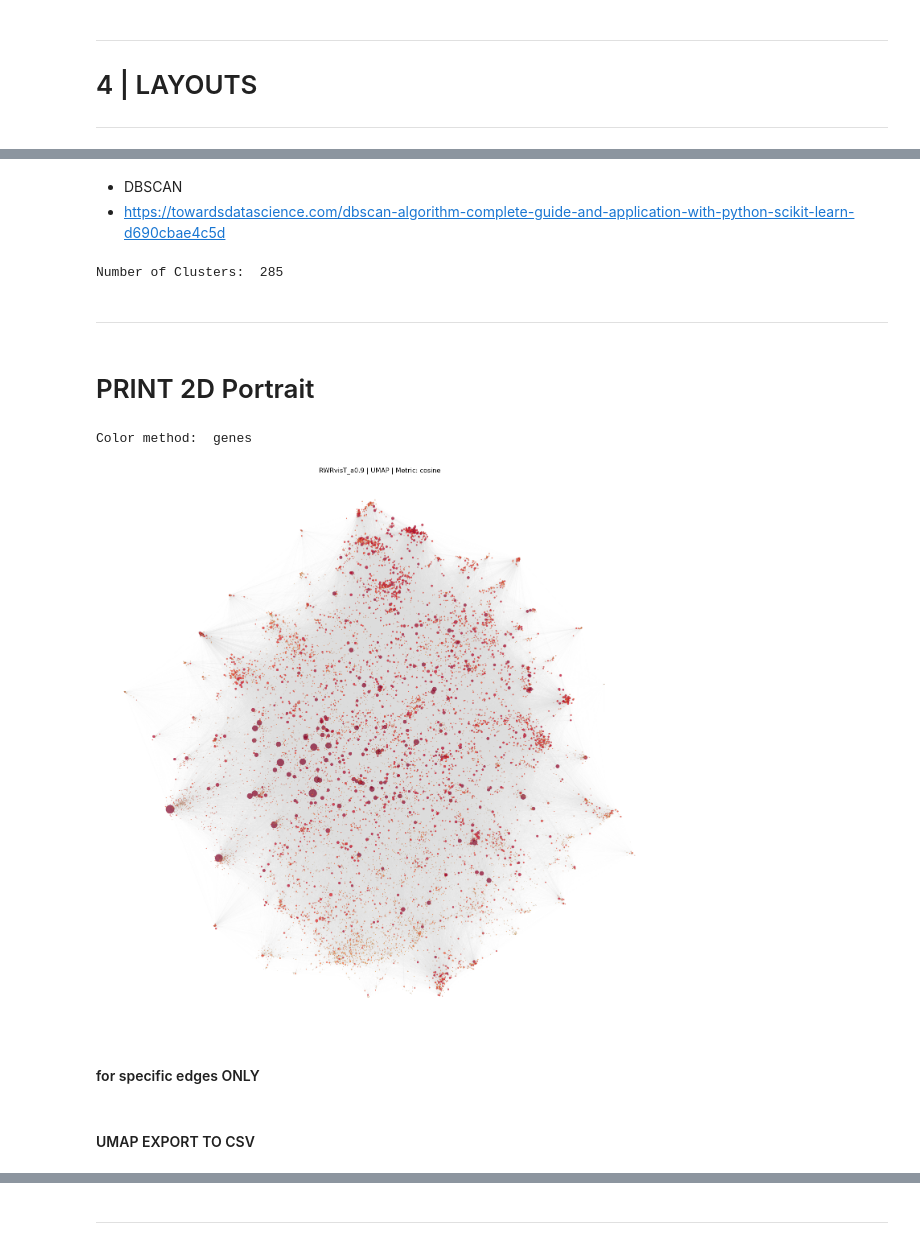
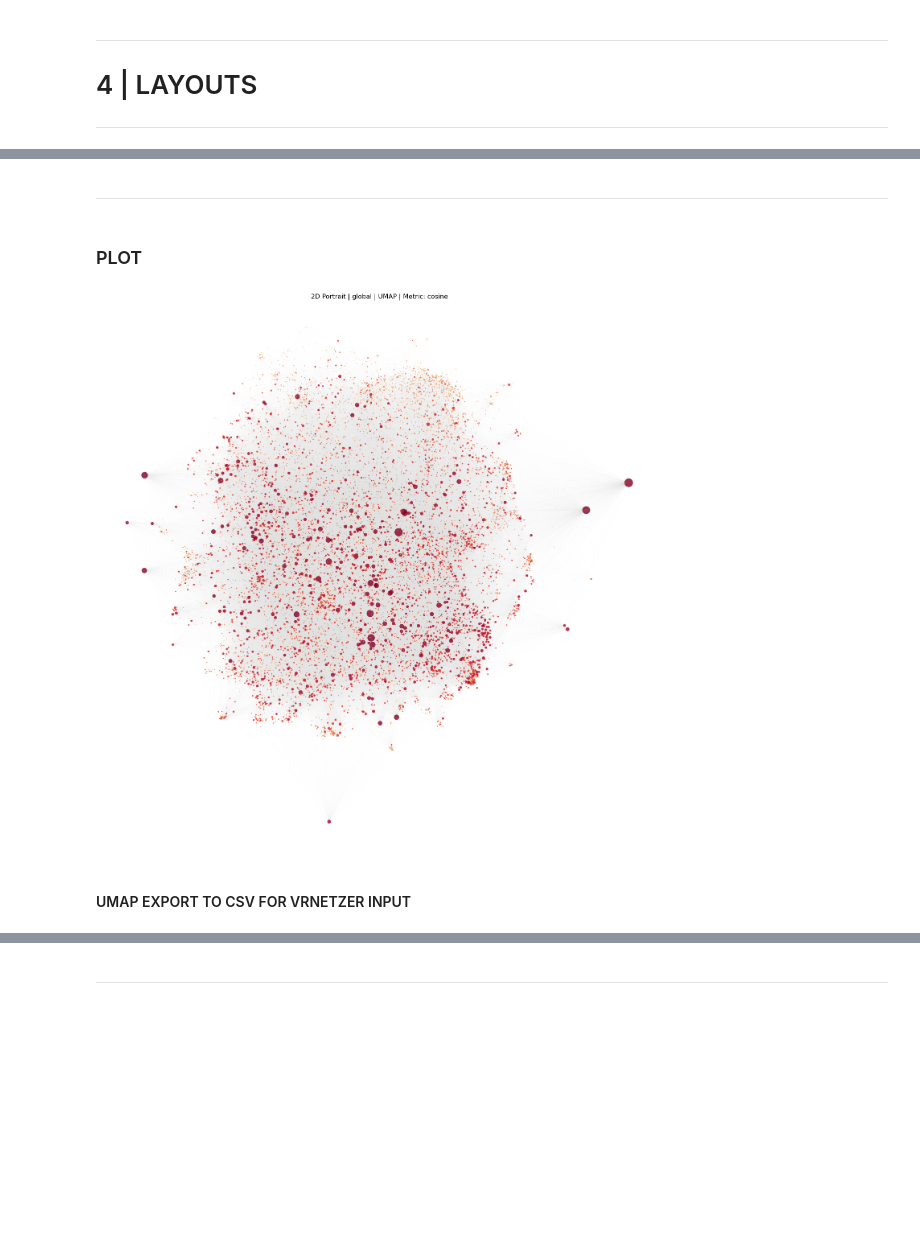
Before and after one commit to menchelab/CartoGRAPHs, a Jupyter notebook: cartographs_main.ipynb, the cells around one changed output, grey strips where cells are left out. Drawn from its saved outputs; the diff is of its cells as text; code cells hidden in the pictures; blank space fills up the shorter version.

```diff
--- a/cartographs_main.ipynb
+++ b/cartographs_main.ipynb
@@ -825,5 +463,8 @@ ___
 # %%
 %%time
+
+# Specifying dim. red. method for file name
+dimred = 'umap'
 
 n_neighbors = 20 # balance between local and global structure in the data
 spread = 1.0
@@ -845,4 +479,0 @@ Wall time: 1min 35s
-# %%
-n_clus_spectral = 30
-color_method = 'spectral'+str(n_clus_spectral)
-colours = list(colours_spectralclustering(G, posG_umap, n_clus=n_clus_spectral, n_comp=10, pal='gist_rainbow').values())
@@ -851,53 +480,47 @@ colours = list(colours_spectralclustering(G, posG_umap, n_clus=n_clus_spectral,
-# %%
-n_clus_kmeans = 200
-color_method = 'kmeans'+str(n_clus_kmeans)
-
-kmeans_, centrs = kmeansclustering(posG_complete_umap_norm, n_clus_kmeans)
-colours = list(colours_kmeansclustering(G, DM, kmeans_, pal='Set1').values())
-# %% [markdown]
-+ DBSCAN
-+ https://towardsdatascience.com/dbscan-algorithm-complete-guide-and-application-with-python-scikit-learn-d690cbae4c5d
-# %%
-color_method = 'dbscan'
-epsi = 1 # eps = Density at a point P: Number of points within a circle of Radius Eps (ϵ) from point P
-min_sam = 2 # MinPts = Dense Region: For each point in the cluster, the circle with radius ϵ contains at least minimum number of points (MinPts)
-colours = list(colours_dbscanclustering(G, DM, posG_umap, epsi, min_sam, pal ='Set1').values())
-# %% [output]
-Number of Clusters:  285
 # %% [markdown]
 --------------------
-# %% [markdown]
-# PRINT 2D Portrait
+# %% [markdown]
+### PLOT
 # %%
-print('Color method: ', color_method)
-
 plt.figure(figsize=(25,25))
-plt.title(feature+' | UMAP | Metric: '+metric, size=16)
+plt.title('2D Portrait | '+feature+' | UMAP | Metric: '+metric, size=16)
 
 nx.draw_networkx_nodes(G,
                        posG_complete_umap_norm,
-                       edgecolors = 'dimgrey',#node_edge_col,
-                       linewidths = 0.2,
+                       edgecolors = node_edge_col,
+                       linewidths = 0.05,
                        node_color = colours,
                        node_size = size,
                        alpha = opacity_nodes)
+
+# Uncomment to add Node Glow
+
 #nx.draw_networkx_nodes(G,
 #                       posG_complete_umap_norm,
 #                       edgecolors = node_edge_col,
 #                       linewidths = 0.5,
 #                       node_color = colours,
 #                       node_size = 50.0,
 #                       alpha = 0.05)
 
-nx.draw_networkx_edges(G, posG_complete_umap_norm, width = 0.05,#edge_width,
-                       edge_color = edge_colorlight, alpha = 0.3)# opacity_edges)
+nx.draw_networkx_edges(G, posG_complete_umap_norm, width = edge_width,
+                       edge_color = edge_colorlight, alpha = opacity_edges)
 
 
 plt.box(False)
-plt.savefig('output_plots/2Dlayouts/2DPortraitumap_'+feature+'_'+color_method+'_'+str(n_neighbors)+'_'+str(spread)+'_'+str(min_dist)+'_'+organism+'.png',dpi=300)
+
+if dimred == 'umap':
+    fname = 'output_plots/2Dlayouts/2DPortrait_umap_'+feature+'_col-'+color_method+'_neigh-'+str(n_neighbors)+'_spr-'+str(spread)+'_mindist-'+str(min_dist)+'_'+organism
+
+elif dimed == 'tsne':
+    fname = 'output_plots/2Dlayouts/2DPortrait_tsne_'+feature+'_col-'+color_method+'_prplx-'+str(prplxty)+'_dens-'+str(density)+'_learn-'+str(l_rate)+'_'+'stp-'+str(steps)+'_'+organism
+
+# PNG
+plt.savefig(fname+'.png',dpi=300)
+
+# PDF
+plt.savefig(fname+'.pdf',format='pdf')
+
 plt.show()
 # %% [output]
-Color method:  genes
-[figure, old version]
+[figure, new version]
-# %% [markdown]
-#### for specific edges ONLY
@@ -948,2 +527,2 @@ plot_2D(data,path,fname)
 # %% [markdown]
-#### UMAP EXPORT TO CSV
+#### UMAP EXPORT TO CSV FOR VRNETZER INPUT
```
Also changed, not shown: parts of 205 cells of this notebook, 29 other files.
